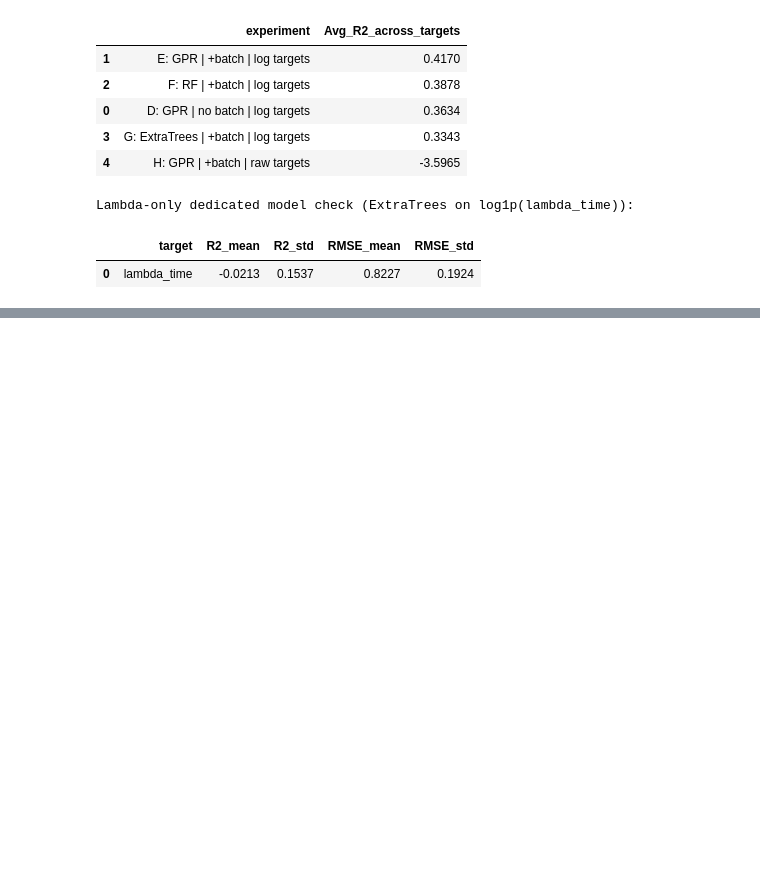
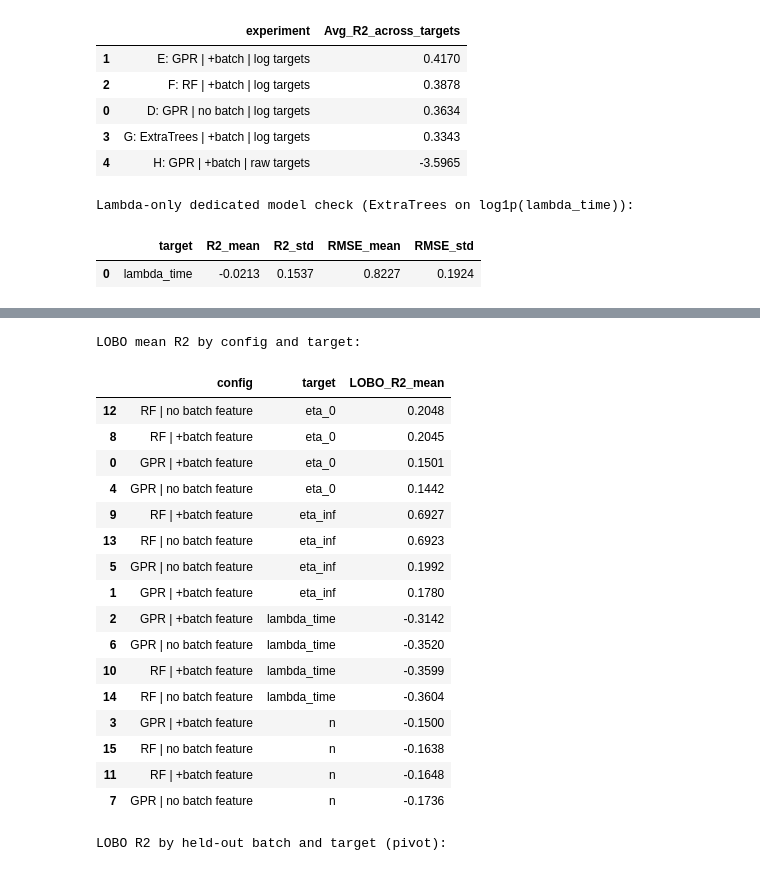
Before and after one commit to jaifm/msc-dissertation-project-MOTS1, a Jupyter notebook: notebooks/CY_modelling.ipynb, the cells around one changed output, grey strips where cells are left out. Saved outputs shown, nothing was run; the diff lists cells and outputs as text; code cells hidden in the pictures; blank space fills up the shorter version.

```diff
--- a/notebooks/CY_modelling.ipynb
+++ b/notebooks/CY_modelling.ipynb
@@ -779,0 +1020,74 @@ Lambda-only dedicated model check (ExtraTrees on log1p(lambda_time)):
+# %%
+# Compact LOBO reporting tables
+
+# Rebuild lobo_results only if missing from the current kernel state.
+if "lobo_results" not in globals():
+    if "physics_B" not in globals():
+        raise NameError("`lobo_results` not found and `physics_B` is unavailable. Run Section 8 and Section 10 first.")
+
+    physics_generalisation = physics_B.copy()
+    configs = [
+        {"name": "GPR | no batch feature", "model_type": "gpr", "include_batch": False},
+        {"name": "GPR | +batch feature", "model_type": "gpr", "include_batch": True},
+        {"name": "RF  | no batch feature", "model_type": "rf", "include_batch": False},
+        {"name": "RF  | +batch feature", "model_type": "rf", "include_batch": True},
+    ]
+
+    _rows = []
+    for cfg in configs:
+        _df = evaluate_lobo(
+            physics_generalisation,
+            model_type=cfg["model_type"],
+            include_source_batch=cfg["include_batch"],
+            log_transform=True,
+            random_state=42,
+        )
+        _df["config"] = cfg["name"]
+        _rows.append(_df)
+
+    lobo_results = pd.concat(_rows, ignore_index=True)
+
+# 1) Mean LOBO R2 by config and target
+lobo_target_table = (
+    lobo_results.groupby(["config", "target"], as_index=False)["R2"]
+    .mean()
+    .rename(columns={"R2": "LOBO_R2_mean"})
+    .sort_values(["target", "LOBO_R2_mean"], ascending=[True, False])
+)
+
+print("LOBO mean R2 by config and target:")
+display(lobo_target_table.round(4))
+
+# 2) Batch-level diagnostic pivot (rows: held-out batch + target, cols: config)
+lobo_batch_pivot = (
+    lobo_results.pivot_table(
+        index=["held_out_batch", "target"],
+        columns="config",
+        values="R2",
+        aggfunc="mean",
+    )
+    .sort_index()
+)
+
+print("LOBO R2 by held-out batch and target (pivot):")
+display(lobo_batch_pivot.round(4))
+# %% [output]
+LOBO mean R2 by config and target:
+|  | config | target | LOBO_R2_mean |
+| 12 | RF | no batch feature | eta_0 | 0.2048 |
+| 8 | RF | +batch feature | eta_0 | 0.2045 |
+| 0 | GPR | +batch feature | eta_0 | 0.1501 |
+| 4 | GPR | no batch feature | eta_0 | 0.1442 |
+| 9 | RF | +batch feature | eta_inf | 0.6927 |
+| 13 | RF | no batch feature | eta_inf | 0.6923 |
+| 5 | GPR | no batch feature | eta_inf | 0.1992 |
+| 1 | GPR | +batch feature | eta_inf | 0.1780 |
+| 2 | GPR | +batch feature | lambda_time | -0.3142 |
+| 6 | GPR | no batch feature | lambda_time | -0.3520 |
+| 10 | RF | +batch feature | lambda_time | -0.3599 |
+| 14 | RF | no batch feature | lambda_time | -0.3604 |
+| 3 | GPR | +batch feature | n | -0.1500 |
+| 15 | RF | no batch feature | n | -0.1638 |
+| 11 | RF | +batch feature | n | -0.1648 |
+| 7 | GPR | no batch feature | n | -0.1736 |
+LOBO R2 by held-out batch and target (pivot):
```
Also changed, not shown: parts of 4 cells of this notebook.
